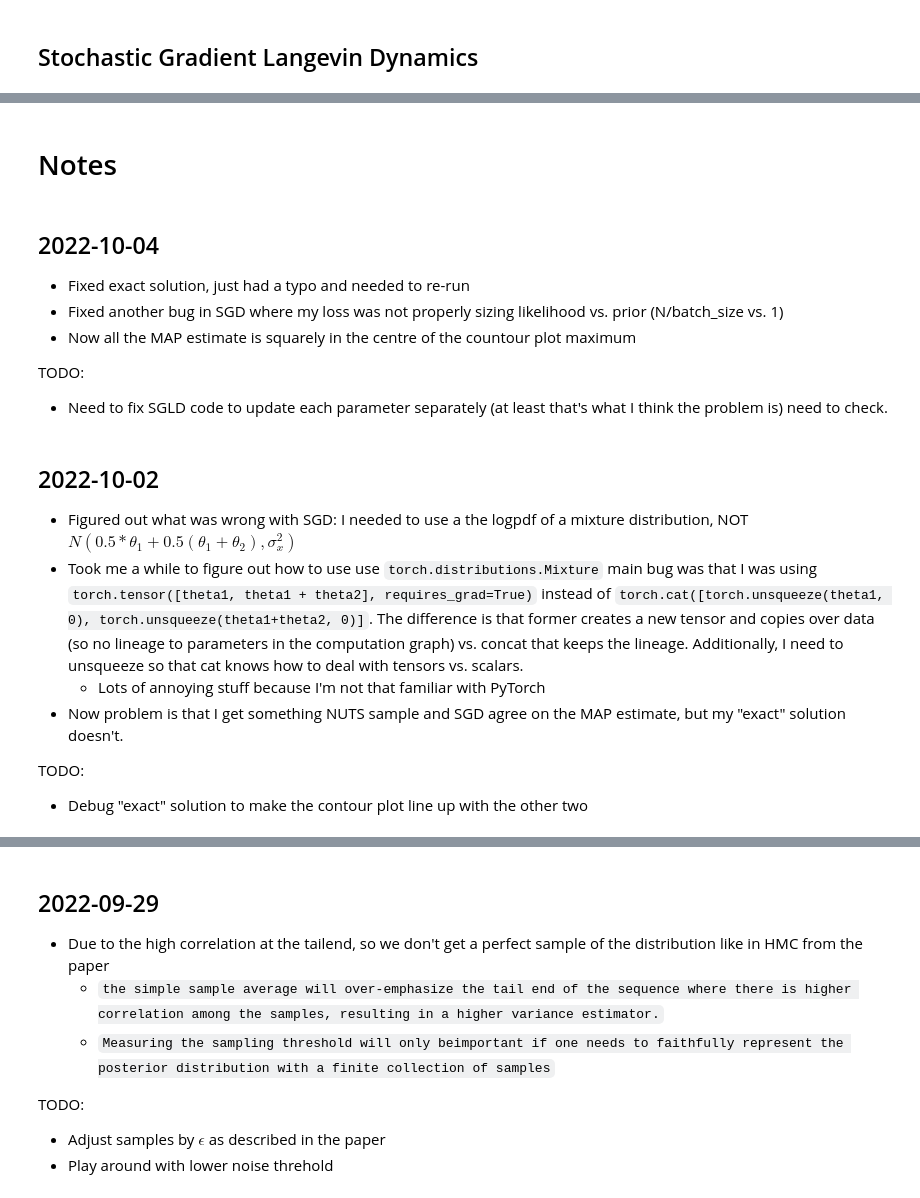
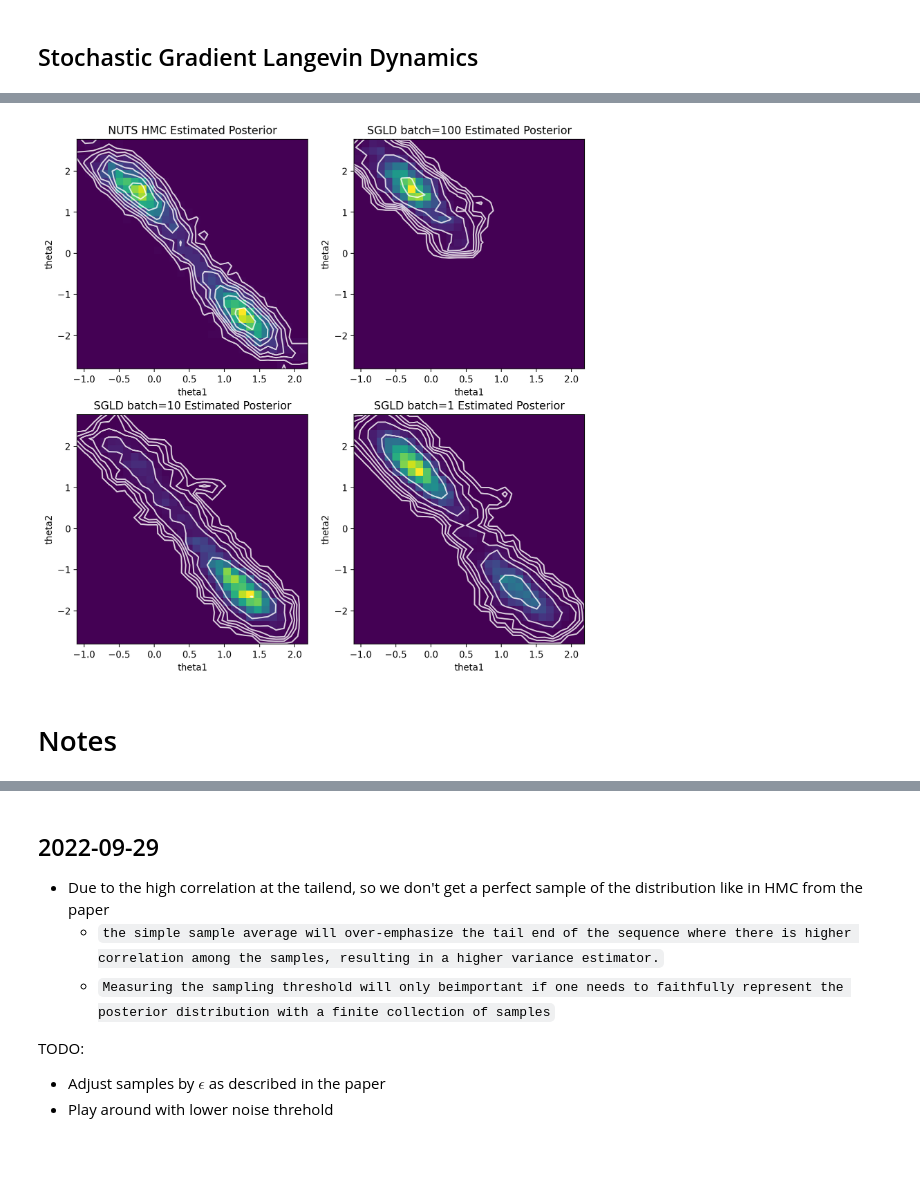
Before and after one commit to bjlkeng/sandbox, a Jupyter notebook: stochastic_langevin/normal_mixture.ipynb, the cells around one changed output, grey strips where cells are left out. Saved outputs shown, nothing was run; the diff lists cells and outputs as text; code cells hidden in the pictures; blank space fills up the shorter version.

```diff
--- a/stochastic_langevin/normal_mixture.ipynb
+++ b/stochastic_langevin/normal_mixture.ipynb
@@ -209,8 +207,8 @@ class MixtureModel(nn.Module):
 
     def loss(self, mixture_means, batch_data, N):
         log_likelihood = - N / len(batch_data) * self._gmm(mixture_means).log_prob(batch_data).sum()
-        log_prior = (torch.nn.functional.gaussian_nll_loss(torch.zeros(1), self.theta[0], self.theta1_var) +
-                     torch.nn.functional.gaussian_nll_loss(torch.zeros(1), self.theta[1], self.theta2_var))
+        log_prior = (torch.nn.functional.gaussian_nll_loss(torch.zeros(1),  self.theta[0], self.theta1_var)
+                     + torch.nn.functional.gaussian_nll_loss(torch.zeros(1),  self.theta[1], self.theta2_var))
         return log_likelihood + log_prior
 # %%
 class MixtureDataset(torch.utils.data.Dataset):
@@ -224,7 +222,7 @@ class MixtureDataset(torch.utils.data.Dataset):
     def __getitem__(self, idx):
         return data[idx]
 
-batch_size = 10
+batch_size = 100
 mixture_dataset = MixtureDataset(data)
 train_dataloader = DataLoader(mixture_dataset, batch_size=batch_size, shuffle=True)
 # %% [markdown]
@@ -426,0 +351,14 @@ plt.tight_layout()
+# %%
+samples = {}
+df_sgld = {}
+for batch_size, lr_start, lr_end in [(100, 10.01, 0.001), (10, 0.01, 0.0001), (1, 0.01, 0.0001)]:
+    print(f'============== {batch_size} =============')
+    samples[batch_size] = sample_sgld(batch_size, lr_start, lr_end)
+    df_sgld[batch_size] = pd.DataFrame(samples[batch_size], columns=['theta1', 'theta2', 'eps'])
+
+for batch_size in [100, 10, 1]:
+    print(f'============== {batch_size} =============')
+    display(df_sgld[batch_size].describe())
+    theta1_adj_mean = (df_sgld[batch_size]['theta1'] * df_sgld[batch_size]['eps']).sum() / df_sgld[batch_size]['eps'].sum()
+    theta2_adj_mean = (df_sgld[batch_size]['theta2'] * df_sgld[batch_size]['eps']).sum() / df_sgld[batch_size]['eps'].sum()
+    print(f'Adjusted means:\n * theta1: {theta1_adj_mean}\n * theta2: {theta2_adj_mean}')
@@ -426,0 +421,27 @@ plt.tight_layout()
+# %%
+figure, axis = plt.subplots(2, 2, figsize=(10, 10), dpi=200)
+
+X, Y = df_mcmc.transpose().values
+X, Y
+ax = axis[0, 0]
+h, xs, ys, _ = ax.hist2d(X, Y, bins=[30, 30])
+ax.contour(np.log(h + 3).T, extent=[xs.min(), xs.max(), ys.min(), ys.max()],
+            colors='white', alpha=0.8)
+ax.set_title('NUTS HMC Estimated Posterior')
+ax.set_xlabel('theta1')
+ax.set_ylabel('theta2')
+
+
+for i, batch_size in enumerate([100, 10, 1], start=1):
+    df = df_sgld[batch_size]
+    X, Y = df[['theta1', 'theta2']].transpose().values
+    X, Y
+    ax = axis[i // 2, i % 2]
+    h, _, _, _ = ax.hist2d(X, Y, bins=[30, 30], range=[[xs.min(), xs.max()], [ys.min(), ys.max()]])
+    ax.contour(np.log(h + 3).T, extent=[xs.min(), xs.max(), ys.min(), ys.max()],
+               colors='white', alpha=0.8)
+    ax.set_title(f'SGLD batch={batch_size} Estimated Posterior')
+    ax.set_xlabel('theta1')
+    ax.set_ylabel('theta2')
+# %% [output]
+[figure, added]
@@ -427,22 +460,2 @@ plt.tight_layout()
 # %% [markdown]
 # Notes
-# %% [markdown]
-## 2022-10-04
-
-* Fixed exact solution, just had a typo and needed to re-run
-* Fixed another bug in SGD where my loss was not properly sizing likelihood vs. prior (N/batch_size vs. 1)
-* Now all the MAP estimate is squarely in the centre of the countour plot maximum
-
-TODO:
-
-* Need to fix SGLD code to update each parameter separately (at least that's what I think the problem is) need to check.
-# %% [markdown]
-## 2022-10-02
-
-* Figured out what was wrong with SGD: I needed to use a the logpdf of a mixture distribution, NOT $N(0.5 *\theta_1 + 0.5 (\theta_1 + \theta_2), \sigma^2_x)$
-* Took me a while to figure out how to use use `torch.distributions.Mixture` main bug was that I was using `torch.tensor([theta1, theta1 + theta2], requires_grad=True)` instead of `torch.cat([torch.unsqueeze(theta1, 0), torch.unsqueeze(theta1+theta2, 0)]`.  The difference is that former creates a new tensor and copies over data (so no lineage to parameters in the computation graph) vs. concat that keeps the lineage.  Additionally, I need to unsqueeze so that cat knows how to deal with tensors vs. scalars.
-    * Lots of annoying stuff because I'm not that familiar with PyTorch
-* Now problem is that I get something NUTS sample and SGD agree on the MAP estimate, but my "exact" solution doesn't.
-
-TODO:
-* Debug "exact" solution to make the contour plot line up with the other two
```
Also changed, not shown: parts of 37 cells of this notebook, 1 other file.
